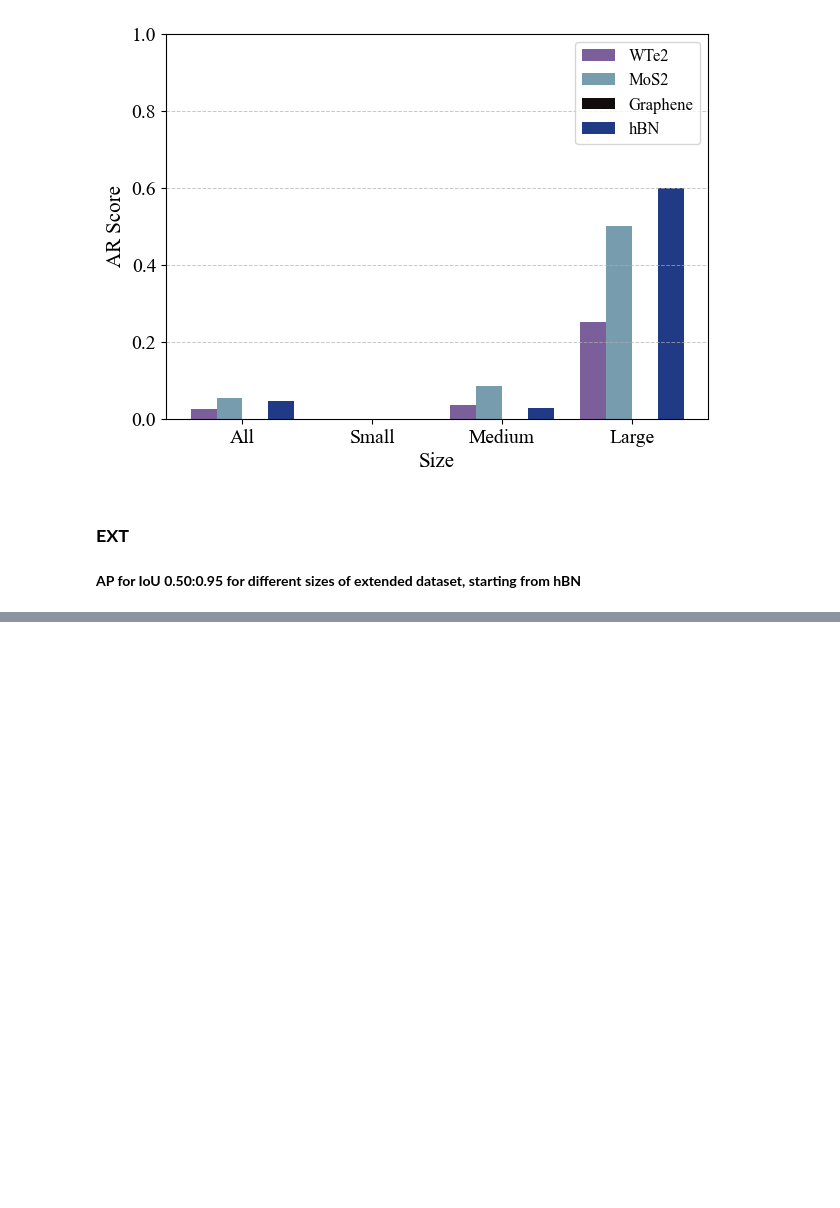
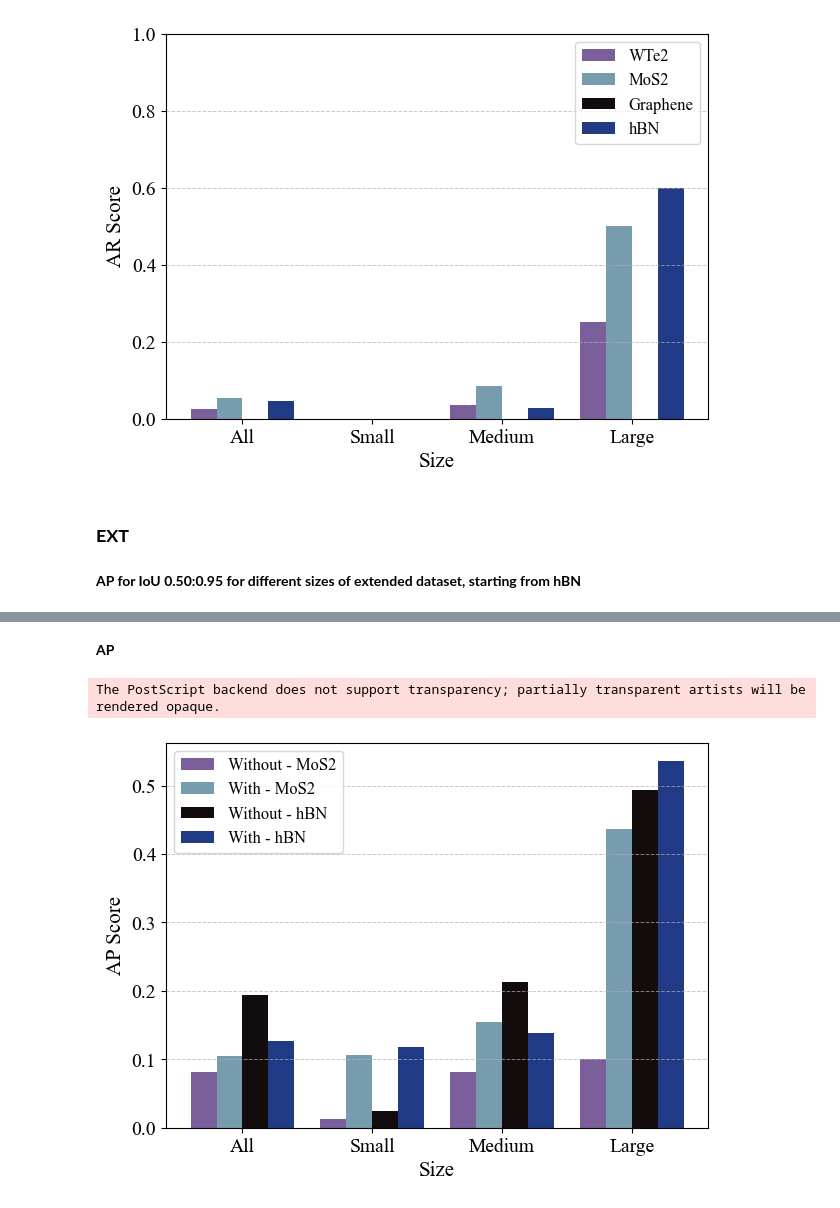
Before and after one commit to Linuxable/tdmms_DL, a Jupyter notebook: plot_results.ipynb, the cells around one changed output, grey strips where cells are left out. Drawn from its saved outputs; the diff is of its cells as text; code cells hidden in the pictures; blank space fills up the shorter version.

```diff
--- a/plot_results.ipynb
+++ b/plot_results.ipynb
@@ -263,0 +377,51 @@ The PostScript backend does not support transparency; partially transparent arti
+# %% [markdown]
+**AP**
+# %%
+import numpy as np
+import matplotlib.pyplot as plt
+import os
+
+BEP_DIR = os.path.abspath("../../")
+FIGS_DIR = os.path.join(BEP_DIR, 'paper_images')
+CURVES_DIR = os.path.join('bep', 'training_curves_csv')
+
+wihtout_mos2 = np.array([0.081, 0.013, 0.082, 0.1])
+_with_mos2 = np.array([0.105, 0.107, 0.154, 0.436])
+
+wihtout_hbn = np.array([0.194, 0.024, 0.213, 0.494])
+_with_hbn = np.array([0.127, 0.118, 0.139, 0.536])
+
+x = np.array([0,1,2,3])
+y = np.array([0, 0.1, 0.2, 0.3, 0.4, 0.5])
+
+x_ticks = ['All', 'Small', 'Medium', 'Large']
+width = 0.2  # Width of bars
+colors = ['#7a5f9b', '#769cae', '#120c0d', '#213a85']
+
+# Plot
+fig, ax = plt.subplots(figsize=(7, 5))
+ax.bar(x - 1.5*width, wihtout_mos2, width, label='Without - MoS2', color=colors[0])
+ax.bar(x - 0.5*width, _with_mos2, width, label='With - MoS2', color=colors[1])
+ax.bar(x + 0.5*width, wihtout_hbn, width, label='Without - hBN', color=colors[2])
+ax.bar(x + 1.5*width, _with_hbn, width, label='With - hBN', color=colors[3])
+
+axis_label_fontsize = 15
+tick_label_fontsize = 14
+legend_fontsize = 12
+
+# Formatting
+ax.set_xticks(x)
+ax.set_yticks(y)
+ax.set_xticklabels(x_ticks, fontsize=tick_label_fontsize)
+ax.set_yticklabels(ax.get_yticks(), fontsize=tick_label_fontsize)
+ax.set_ylabel('AP Score', fontsize=axis_label_fontsize)
+ax.set_xlabel('Size', fontsize=axis_label_fontsize)
+ax.legend(fontsize=legend_fontsize)
+
+ax.yaxis.grid(True, linestyle='--', alpha=0.7, linewidth=0.7)
+
+plt.savefig(os.path.join(FIGS_DIR, 'image_splitting_comp2_AP.eps'))
+plt.show()
+# %% [output]
+The PostScript backend does not support transparency; partially transparent artists will be rendered opaque.
+[figure, added]
```
Also changed, not shown: parts of 8 cells of this notebook, 7 other files.
